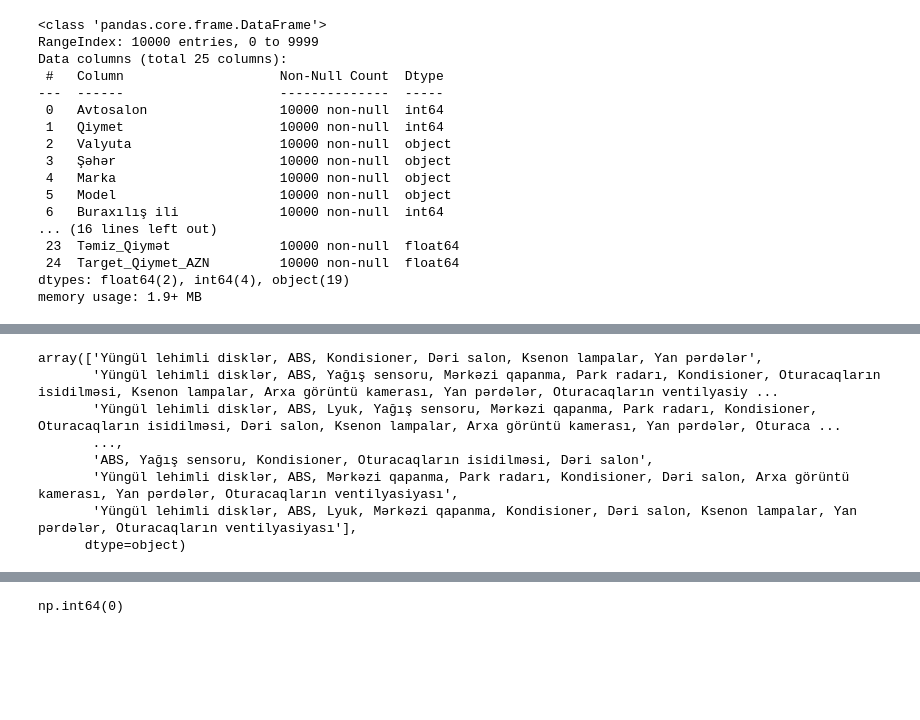
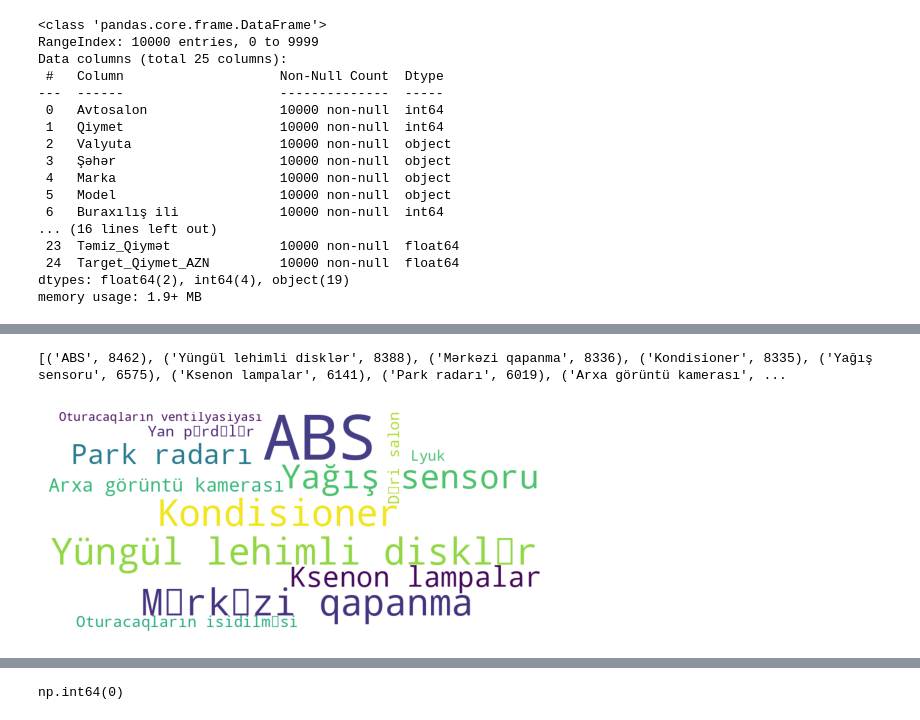
Before and after one commit to rhsynva/Ensemble-Algorithms-Turbo_az-Dataset, a Jupyter notebook: Ensemble_Algorithms_Turbo_az_dataset.ipynb, the cells around one changed output, grey strips where cells are left out. Drawn from its saved outputs; the diff is of its cells as text; code cells hidden in the pictures; blank space fills up the shorter version.

```diff
--- a/Ensemble_Algorithms_Turbo_az_dataset.ipynb
+++ b/Ensemble_Algorithms_Turbo_az_dataset.ipynb
@@ -236,0 +250,5 @@ df['Qəzalı'] = df['Qəzalı'].fillna('Xeyr')
+# %%
+#Mileage: '370 000 km'-370000, values above 1M km (28 rows, max 5.8M) are clipped as implausible
+df['Yürüş_km'] = pd.to_numeric(df['Yürüş'].astype(str).str.replace(r'[^\d]', '', regex=True), errors='coerce')
+df['Yürüş_km'] = df['Yürüş_km'].clip(upper=1_000_000)
+print(df['Yürüş_km'].describe())
@@ -248,11 +270,0 @@ df = df.drop(columns=['Marka', 'Model'])
-# %%
-df['Extra'].unique()
-# %% [output]
-array(['Yüngül lehimli disklər, ABS, Kondisioner, Dəri salon, Ksenon lampalar, Yan pərdələr',
-       'Yüngül lehimli disklər, ABS, Yağış sensoru, Mərkəzi qapanma, Park radarı, Kondisioner, Oturacaqların isidilməsi, Ksenon lampalar, Arxa görüntü kamerası, Yan pərdələr, Oturacaqların ventilyasiy ...
-       'Yüngül lehimli disklər, ABS, Lyuk, Yağış sensoru, Mərkəzi qapanma, Park radarı, Kondisioner, Oturacaqların isidilməsi, Dəri salon, Ksenon lampalar, Arxa görüntü kamerası, Yan pərdələr, Oturaca ...
-       ...,
-       'ABS, Yağış sensoru, Kondisioner, Oturacaqların isidilməsi, Dəri salon',
-       'Yüngül lehimli disklər, ABS, Mərkəzi qapanma, Park radarı, Kondisioner, Dəri salon, Arxa görüntü kamerası, Yan pərdələr, Oturacaqların ventilyasiyası',
-       'Yüngül lehimli disklər, ABS, Lyuk, Mərkəzi qapanma, Kondisioner, Dəri salon, Ksenon lampalar, Yan pərdələr, Oturacaqların ventilyasiyası'],
-      dtype=object)
@@ -259,3 +276,12 @@ array(['Yüngül lehimli disklər, ABS, Kondisioner, Dəri salon, Ksenon lampala
+# %%
+#Most frequent equipment items (basis for the has_* features)
+counts = Counter(i.strip() for x in df['Extra'].dropna() for i in x.split(','))
+print(counts.most_common(20))
+plt.imshow(WordCloud(width=900, height=400, background_color='white').generate_from_frequencies(counts))
+plt.axis('off'); plt.show()
+# %% [output]
+[('ABS', 8462), ('Yüngül lehimli disklər', 8388), ('Mərkəzi qapanma', 8336), ('Kondisioner', 8335), ('Yağış sensoru', 6575), ('Ksenon lampalar', 6141), ('Park radarı', 6019), ('Arxa görüntü kamerası', ...
+[figure, added]
 # %%
 df['has_ABS'] = df['Extra'].str.contains('ABS', case=False, na=False).astype(int)
 df['has_Kondisioner'] = df['Extra'].str.contains('Kondisioner', case=False, na=False).astype(int)
```
Also changed, not shown: parts of 61 cells of this notebook.
